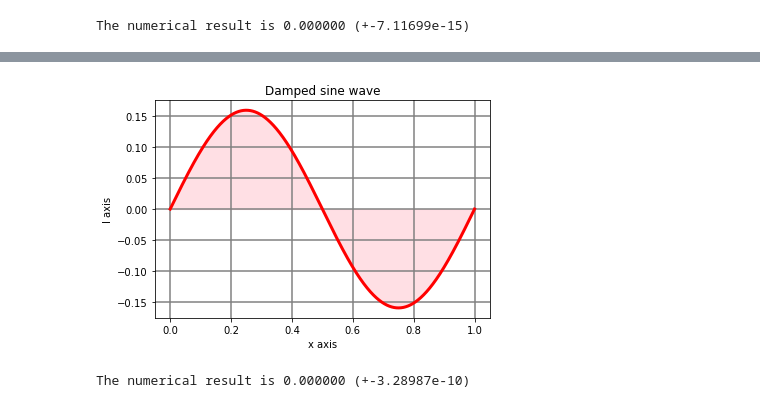
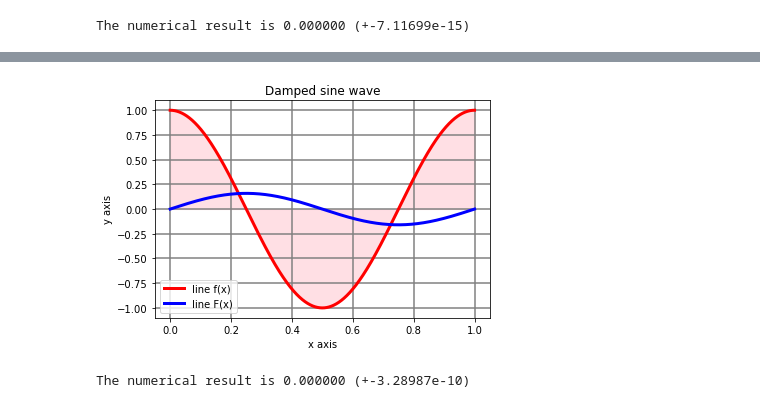
Before and after one commit to 77yes/mond_pi, a Jupyter notebook: numer-integr-lab3.ipynb, the cells around one changed output, grey strips where cells are left out. Cells and saved outputs as stored; diff of their text form; code cells hidden in the pictures.

```diff
--- a/numer-integr-lab3.ipynb
+++ b/numer-integr-lab3.ipynb
@@ -42,45 +42,52 @@ The numerical result is 0.000000 (+-7.11699e-15)
 # %%
 from matplotlib import pyplot as plt
 from matplotlib import style
-import math
+
+#####################    function for forming an array of graph points    ########################
+def fun_integra(x):
+    return np.cos(2 * np.pi * x)
 
 #####################            calculation of the integrand             ########################
-def func(x):
+def fun_res(x):
     return (1/(2*np.pi))*np.sin(2 * np.pi * x)
 
 #####################               definition of majorant                ########################
 def mazh_err(x):
     return np.cos(2 * np.pi * x)*(-4*np.pi**2)
 
 #####################                   error calculation                 ########################
 def calc_err(x0,x1,st):
     mazh = max(abs(mazh_err(x0)), abs(mazh_err(x1)))
     return (mazh*(x1-x0)*st**2)/12
 
 ##################### calculation of the integral by the trapezoid method ########################
 a,b,n = 0,1,1e5
 x = []
-f = []
+i = []
+r = []
 k = 1.0*a
 st = 1.0*(b-a)/n
 while k <= b:
     x = np.append(x, k)
-    f = np.append(f, func(k))
-    res += func(k)+func(k-st)
+    i = np.append(i, fun_integra(k))
+    r = np.append(r, fun_res(k))
+    res += (fun_res(k)+fun_res(k-st))
     k += st
 err = calc_err(a,b,st)
 res*=st*res/2
 
 #####################                 plotting a function                 ########################
-plt.fill_between(x, f, 0, color="pink", alpha=0.5)
-plt.plot(x, f, 'red', label='line f(x)', linewidth=3)
+plt.fill_between(x, i, 0, color="pink", alpha=0.5)
+plt.plot(x, i, 'red', label='line f(x)', linewidth=3)
+plt.plot(x, r, 'blue', label='line F(x)', linewidth=3)
 plt.grid(color='gray', linestyle='-', linewidth=1.5)
 plt.title('Damped sine wave')
-plt.ylabel('I axis')
+plt.legend()
+plt.ylabel('y axis')
 plt.xlabel('x axis')
 plt.show()
 print("The numerical result is {:f} (+-{:g})"
     .format(res, err))
 # %% [output]
-[figure, old version]
+[figure, new version]
 The numerical result is 0.000000 (+-3.28987e-10)
```
